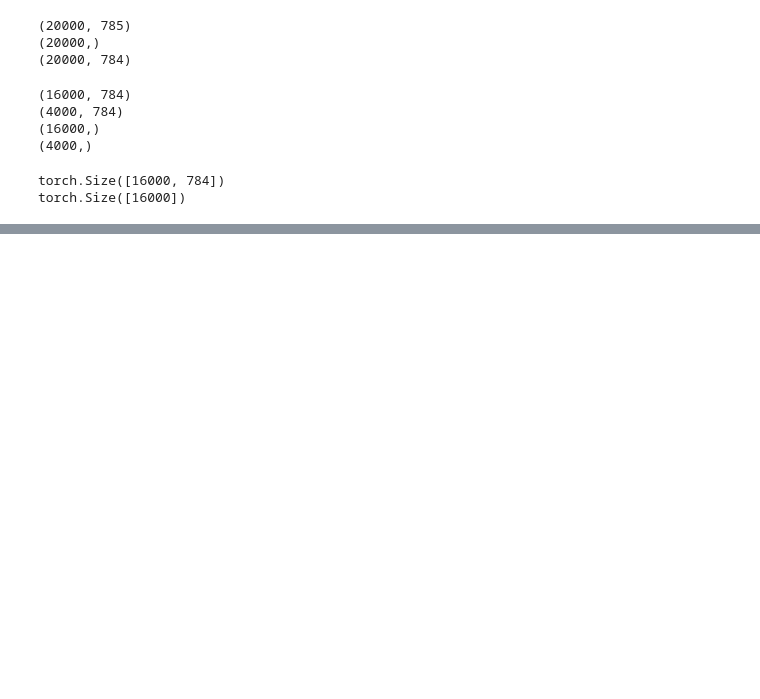
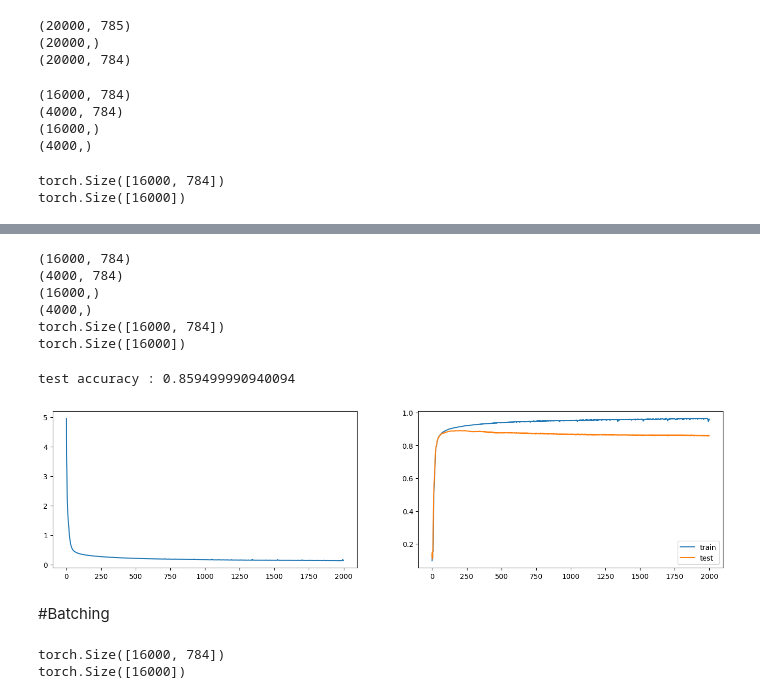
Before and after one commit to taruvaid/Fourier-Neural-Operators, a Jupyter notebook: image_classification_1.ipynb, the cells around one changed output, grey strips where cells are left out. Drawn from its saved outputs; the diff is of its cells as text; code cells hidden in the pictures; blank space fills up the shorter version.

Commit message:
batching and log softmax

```diff
--- a/image_classification_1.ipynb
+++ b/image_classification_1.ipynb
@@ -231,0 +271,70 @@ plt.tight_layout(rect = [0,0,1,.9])
+# %%
+data_train, data_test, labels_train, labels_test = train_test_split(dataNorm,labels, train_size=0.8)
+print(data_train.shape)
+print(data_test.shape)
+print(labels_train.shape)
+print(labels_test.shape)
+
+data_train_tensor = torch.tensor(data_train).float()
+data_test_tensor = torch.tensor(data_test).float()
+print(data_train_tensor.shape)
+
+labels_train_tensor = torch.tensor(labels_train).long()
+labels_test_tensor = torch.tensor(labels_test).long()
+print(labels_train_tensor.shape)
+# %% [output]
+(16000, 784)
+(4000, 784)
+(16000,)
+(4000,)
+torch.Size([16000, 784])
+torch.Size([16000])
+# %%
+numepochs = 2000
+trainAcc,testAcc,lossTraining = training_1 (data_train_tensor,data_test_tensor,\
+                                    labels_train_tensor,labels_test_tensor, mnist_model_1,lossfun,optimizer,numepochs)
+
+fig,ax = plt.subplots(1,2, figsize = (17,4))
+ax[0].plot(lossTraining)
+
+ax[1].plot(trainAcc)
+ax[1].plot(testAcc)
+ax[1].legend(["train","test"])
+
+print("test accuracy :", testAcc[-1])
+# %% [output]
+test accuracy : 0.859499990940094
+[figure, added]
+# %% [markdown]
+#Batching
+# %%
+data = np.loadtxt(open('/content/sample_data/mnist_train_small.csv','rb'),delimiter = ',')
+labels = data[:,0]
+data = data[:,1:]
+
+##normalize data
+dataNorm = data/np.max(data)
+
+#train-test split
+data_train, data_test, labels_train, labels_test = train_test_split(dataNorm,labels, train_size=0.8)
+
+#convert to tensor
+data_train_tensor = torch.tensor(data_train).float()
+data_test_tensor = torch.tensor(data_test).float()
+labels_train_tensor = torch.tensor(labels_train).long() ## long = int64
+labels_test_tensor = torch.tensor(labels_test).long() ## long = int64
+
+print(data_train_tensor.shape)
+print(labels_train_tensor.shape)
+
+#tensor dataset
+train_dataset = TensorDataset(data_train_tensor,labels_train_tensor)
+test_dataset = TensorDataset(data_test_tensor,labels_test_tensor)
+
+#dataloader
+batchsize = 32
+train_loader = DataLoader(train_dataset,batch_size = batchsize, shuffle = True,drop_last = True)
+test_loader = DataLoader(test_dataset,batch_size = test_dataset.tensors[0].shape[0])
+# %% [output]
+torch.Size([16000, 784])
+torch.Size([16000])
```
Also changed, not shown: parts of 27 cells of this notebook.
